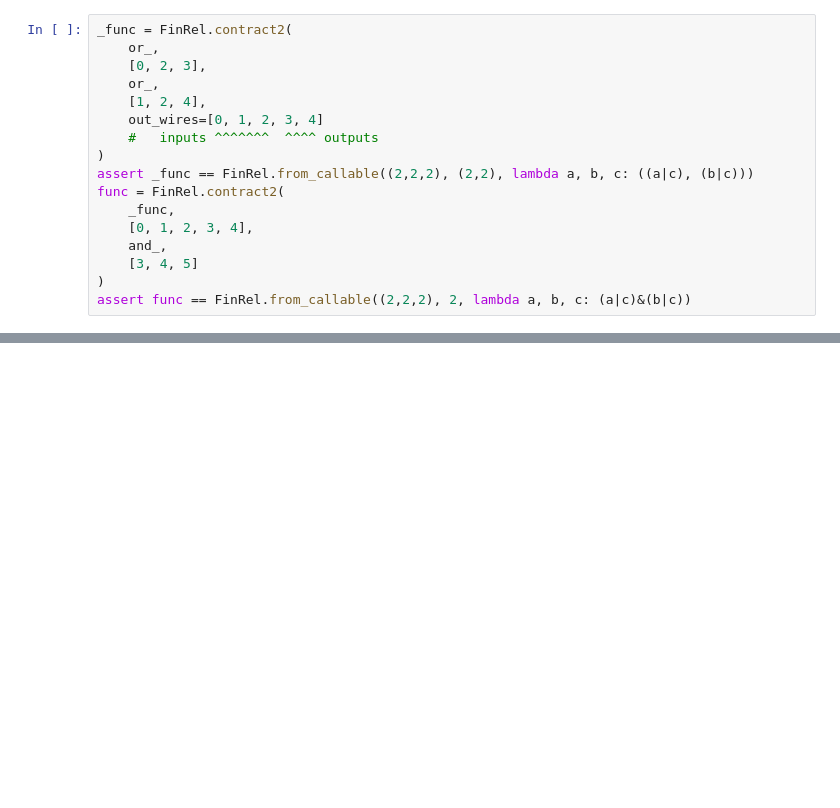
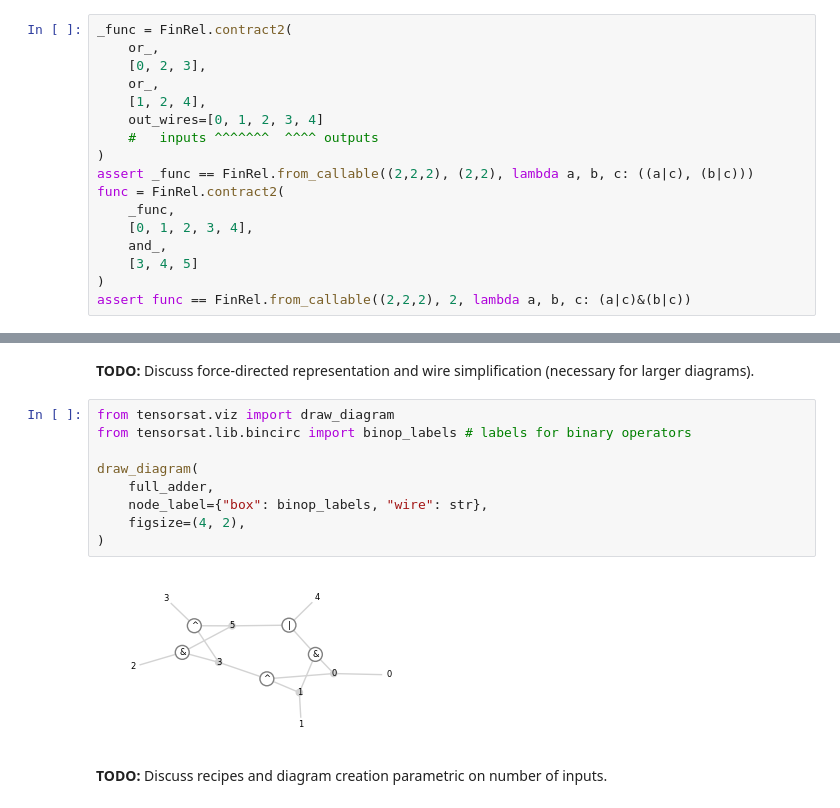
Before and after one commit to hashberg-io/tensorsat, a Jupyter notebook: notebooks/01-introduction.ipynb, the cells around one changed output, grey strips where cells are left out. Cells and saved outputs as stored; diff of their text form; blank space fills up the shorter version.

```diff
--- a/notebooks/01-introduction.ipynb
+++ b/notebooks/01-introduction.ipynb
@@ -287,0 +331,15 @@ assert func == FinRel.from_callable((2,2,2), 2, lambda a, b, c: (a|c)&(b|c))
+# %% [markdown]
+**TODO:** Discuss force-directed representation and wire simplification (necessary for larger diagrams).
+# %%
+from tensorsat.viz import draw_diagram
+from tensorsat.lib.bincirc import binop_labels # labels for binary operators
+
+draw_diagram(
+    full_adder,
+    node_label={"box": binop_labels, "wire": str},
+    figsize=(4, 2),
+)
+# %% [output]
+[figure, added]
+# %% [markdown]
+**TODO:** Discuss recipes and diagram creation parametric on number of inputs.
```
Also changed, not shown: parts of 19 cells of this notebook.
